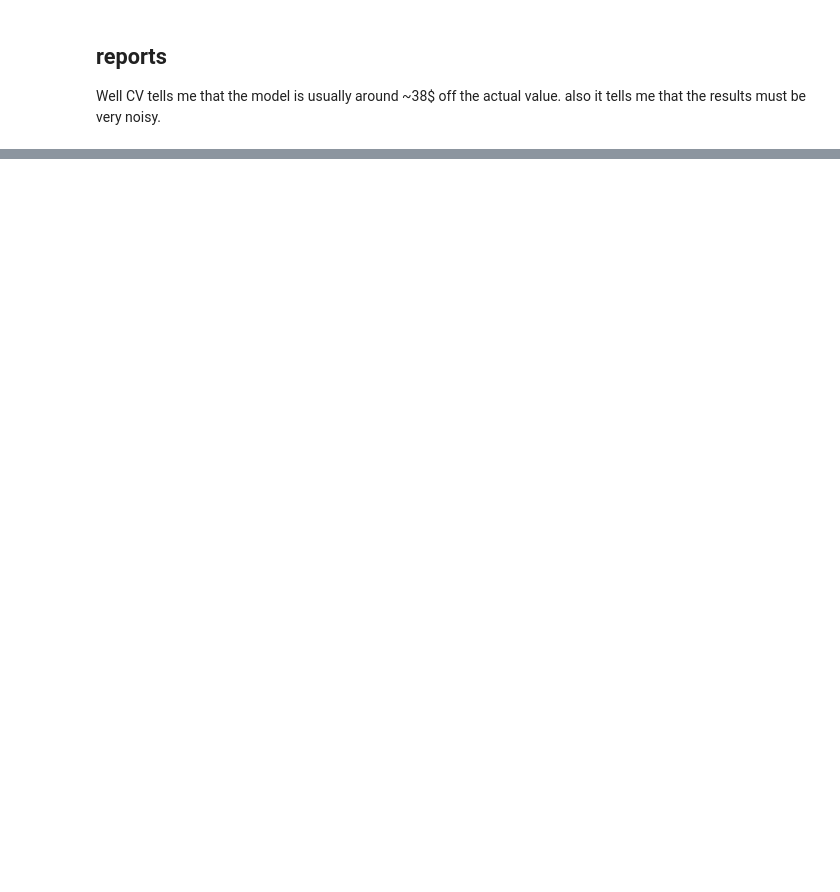
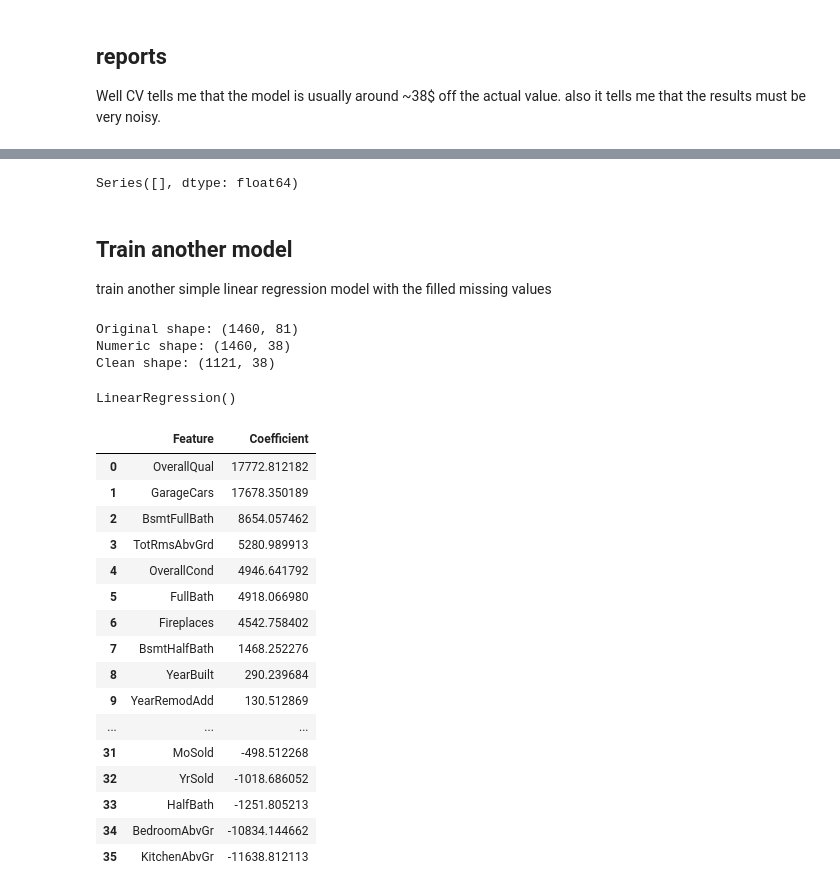
Before and after one commit to bluewhitelandwhale/house_prices_project, a Jupyter notebook: house_prices.ipynb, the cells around one changed output, grey strips where cells are left out. Cells and saved outputs as stored; diff of their text form; code cells hidden in the pictures; blank space fills up the shorter version.

```diff
--- a/house_prices.ipynb
+++ b/house_prices.ipynb
@@ -208,0 +225,20 @@ Well CV tells me that the model is usually around ~38$ off the actual value. als
+# %%
+miss_perc = (df.isnull().mean()*100)
+miss_perc = miss_perc[miss_perc > 0]
+miss_perc.sort_values(ascending=False)
+# %% [output]
+Series([], dtype: float64)
+# %% [markdown]
+## Train another model
+train another simple linear regression model with the filled missing values
+# %%
+# Select only numerical columns
+df_numeric = df.select_dtypes(include=['int64', 'float64'])
+
+print(f"Original shape: {df.shape}")
+print(f"Numeric shape: {df_numeric.shape}")
+print(f"Clean shape: {df_clean.shape}")
+# %% [output]
+Original shape: (1460, 81)
+Numeric shape: (1460, 38)
+Clean shape: (1121, 38)
@@ -208,0 +250,29 @@ Well CV tells me that the model is usually around ~38$ off the actual value. als
+# %%
+model.fit(X_train, y_train)
+# %% [output]
+LinearRegression()
+# %%
+coef_df1 = pd.DataFrame({
+    'Feature': X.columns,
+    'Coefficient': model.coef_
+})
+coef_df1 = coef_df1.sort_values('Coefficient', ascending=False).reset_index(drop=True)
+coef_df1
+# %% [output]
+|  | Feature | Coefficient |
+| 0 | OverallQual | 17772.812182 |
+| 1 | GarageCars | 17678.350189 |
+| 2 | BsmtFullBath | 8654.057462 |
+| 3 | TotRmsAbvGrd | 5280.989913 |
+| 4 | OverallCond | 4946.641792 |
+| 5 | FullBath | 4918.066980 |
+| 6 | Fireplaces | 4542.758402 |
+| 7 | BsmtHalfBath | 1468.252276 |
+| 8 | YearBuilt | 290.239684 |
+| 9 | YearRemodAdd | 130.512869 |
+| ... | ... | ... |
+| 31 | MoSold | -498.512268 |
+| 32 | YrSold | -1018.686052 |
+| 33 | HalfBath | -1251.805213 |
+| 34 | BedroomAbvGr | -10834.144662 |
+| 35 | KitchenAbvGr | -11638.812113 |
```
Also changed, not shown: parts of 22 cells of this notebook.
